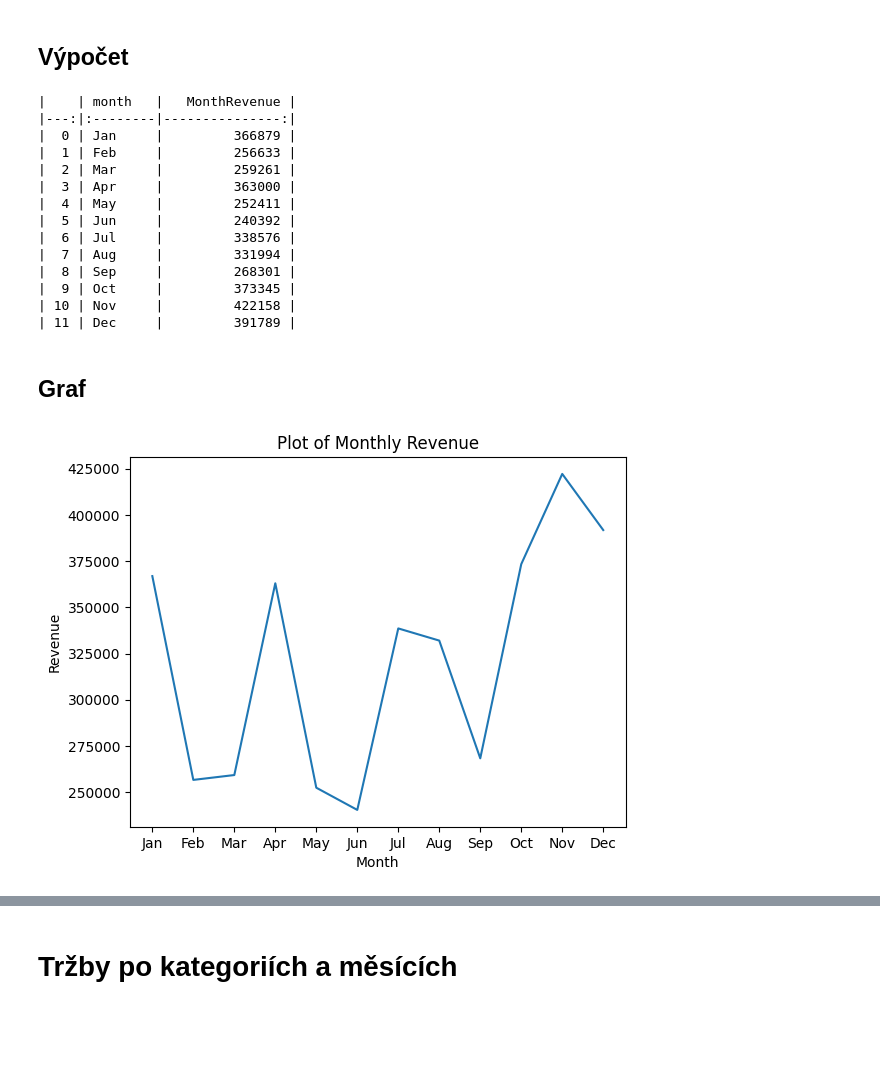
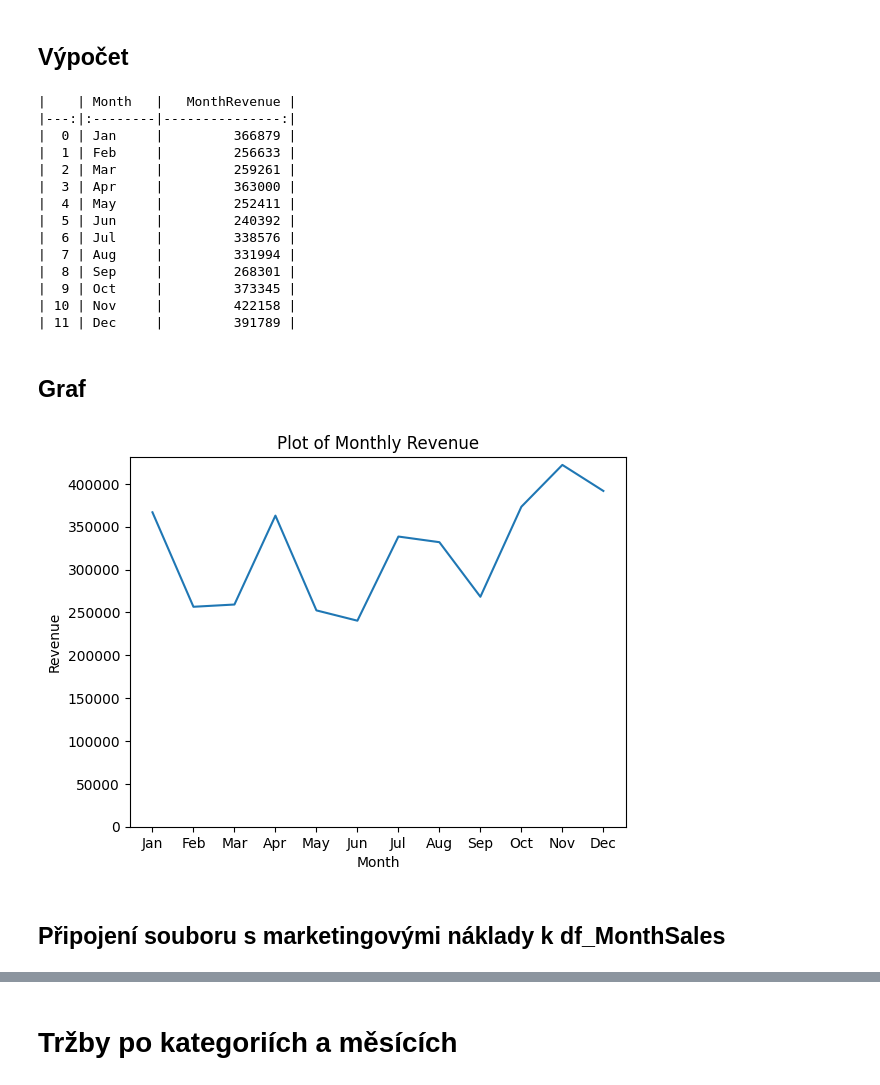
Before and after one commit to reznimat/ppzd_sp, a Jupyter notebook: semestralni_prace.ipynb, the cells around one changed output, grey strips where cells are left out. Cells and saved outputs as stored; diff of their text form; code cells hidden in the pictures; blank space fills up the shorter version.

```diff
--- a/semestralni_prace.ipynb
+++ b/semestralni_prace.ipynb
@@ -67,9 +104,10 @@ def Revenue(row):
     else:
       return (row["Quantity"]*row["Avg_Price"])*(1-(row["Discount_pct"]/100)) #*(1+(row["GST_pct"]/100))
 
+#     Funkce pro extrahování zkratky měsíce z daného sloupce Data.
 # Převod Transaction_Date ve formátu m/d/Y (1/20/2019) na month abrevation (Jan)
-def MonthAbrv(row):
-    return pd.to_datetime(row.Transaction_Date,format='%m/%d/%Y').strftime("%b")
+def MonthAbrv(df, date_column_name):
+    return pd.to_datetime(df[date_column_name], format='%m/%d/%Y').dt.strftime('%b')
 
 print('funkce definovány')
 # %% [output]
@@ -83,10 +121,10 @@ funkce definovány
 # %% [markdown]
 ## Obohacení df_sales o atribut Month (Date Abrv)
 # %%
-df_sales['Month'] = df_sales.apply(MonthAbrv, axis=1)
+df_sales['Month'] = MonthAbrv(df_sales, 'Transaction_Date')
 
 print('v df_sales je nyní sloupec Month\n')
-print(df_sales.head().to_markdown())
+#print(df_sales.tail().to_markdown())
 # %% [output]
 v df_sales je nyní sloupec Month
 
@@ -153,0 +194,11 @@ print(df2.head().to_markdown())
+# %%
+work_list = []
+
+for Date, Month in c_calendar:
+      filtered_df = df_sales[(df_sales['Transaction_Date'] == Date)]
+      sum_of_sales = filtered_df['Revenue'].sum()
+      work_list.append((Date, sum_of_sales))
+
+df_DailySales = pd.DataFrame.from_records(work_list, columns=['Date', 'DailyRevenue']) # převod listu na data_frame
+
+print(df_DailySales.head().to_markdown())
@@ -159,15 +228,15 @@ print(df2.head().to_markdown())
 work_list = []
 
 for month in c_months:
-      filtered_df = df_sales[(df_sales['Month'] == month)]
-      sum_of_sales = filtered_df['Revenue'].sum()
-      work_list.append((month, sum_of_sales))
+  filtered_df = df_sales[(df_sales['Month'] == month)]
+  sum_of_sales = filtered_df['Revenue'].sum()
+  work_list.append((month, sum_of_sales))
 
-df_MonthSales = pd.DataFrame.from_records(work_list, columns=['month', 'MonthRevenue']) # převod listu na data_frame
+df_MonthSales = pd.DataFrame.from_records(work_list, columns=['Month', 'MonthRevenue']) # převod listu na data_frame
 
 print(df_MonthSales.to_markdown())
 # %% [output]
-|    | month   |   MonthRevenue |
+|    | Month   |   MonthRevenue |
 |---:|:--------|---------------:|
 |  0 | Jan     |         366879 |
 |  1 | Feb     |         256633 |
@@ -186,9 +255,12 @@ print(df_MonthSales.to_markdown())
 # %%
 # Create plot (replace with your desired plot type)
 plt.plot(df_MonthSales["month"], df_MonthSales["MonthRevenue"])
 plt.xlabel('Month')
 plt.ylabel('Revenue')
 plt.title('Plot of Monthly Revenue')
+plt.ylim(bottom=0) # y začíná na 0
 plt.show()
 # %% [output]
-[figure, old version]
+[figure, new version]
+# %% [markdown]
+## Připojení souboru s marketingovými náklady k df_MonthSales
```
Also changed, not shown: parts of 19 cells of this notebook.
